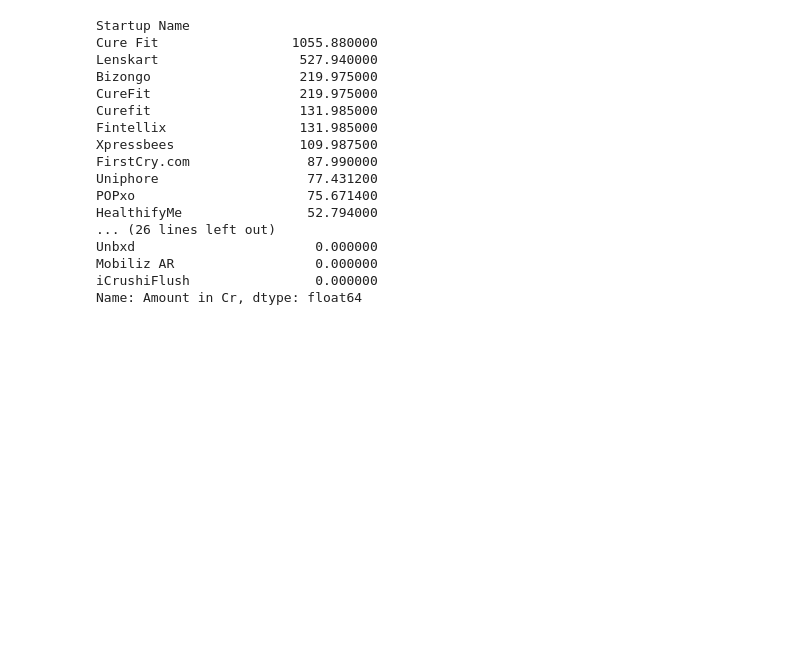
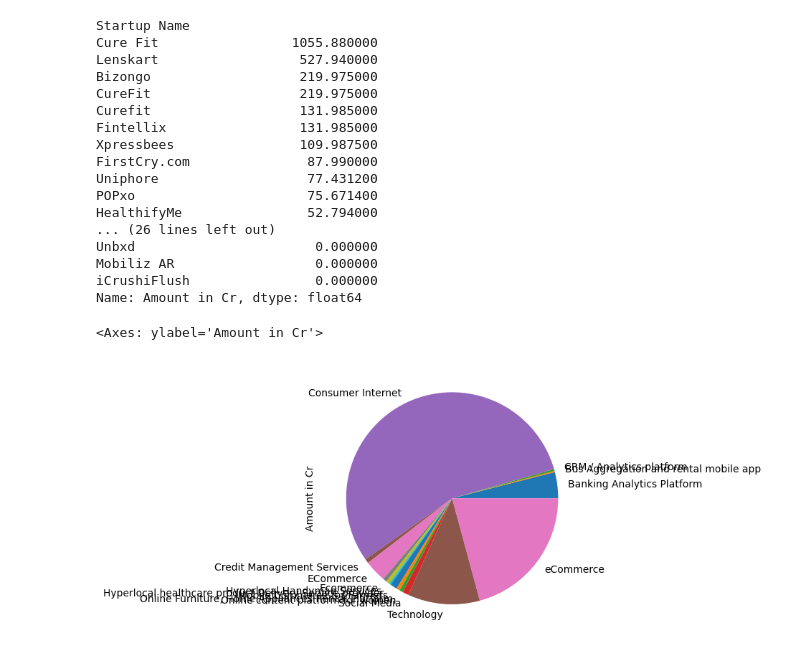
Before and after one commit to Ashwin268/Indian-Startup-Dashboard, a Jupyter notebook: Startup_data_analysis.ipynb, the cells around one changed output. Drawn from its saved outputs; the diff is of its cells as text; code cells hidden in the pictures; blank space fills up the shorter version.

```diff
--- a/Startup_data_analysis.ipynb
+++ b/Startup_data_analysis.ipynb
@@ -248,3 +248,8 @@ Unbxd                       0.000000
 Mobiliz AR                  0.000000
 iCrushiFlush                0.000000
 Name: Amount in Cr, dtype: float64
+# %%
+ df[df['Investor'].str.contains('IDG Ventures')].groupby('Vertical')['Amount in Cr'].sum().plot(kind='pie')
+# %% [output]
+<Axes: ylabel='Amount in Cr'>
+[figure, added]
```
Also changed, not shown: parts of 1 cell of this notebook.
